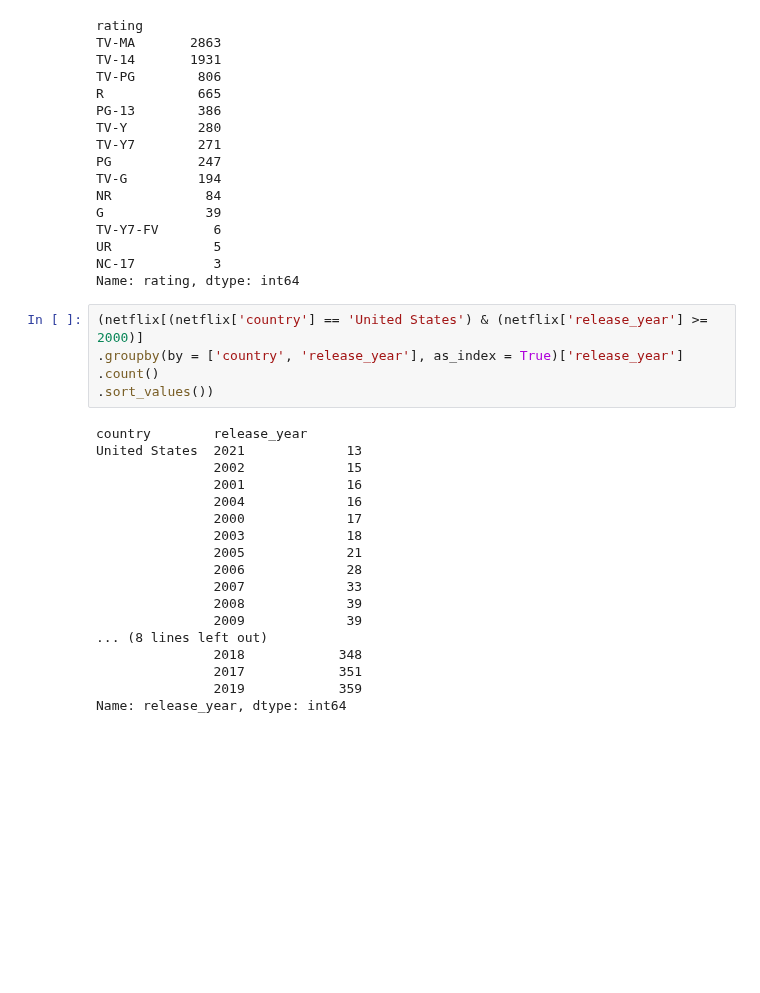
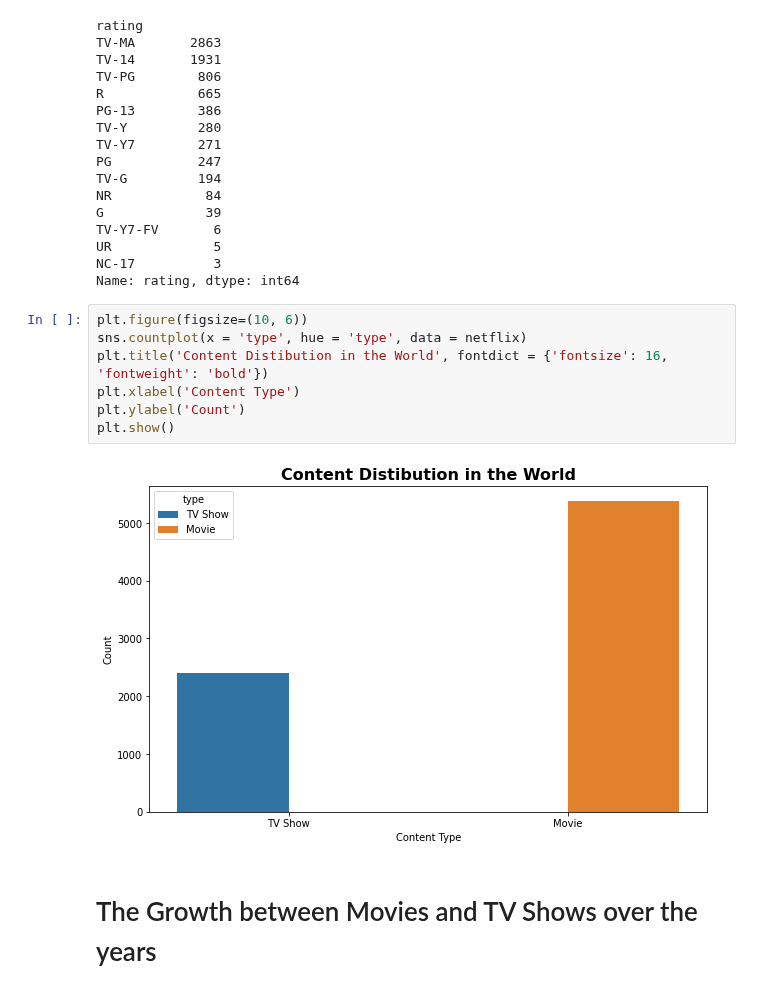
Before and after one commit to AlejandroDeLaCruz/Netflix-Analysis, a Jupyter notebook: Netflix.ipynb, the cells around one changed output. Cells and saved outputs as stored; diff of their text form; blank space fills up the shorter version.

```diff
--- a/Netflix.ipynb
+++ b/Netflix.ipynb
@@ -59,26 +48,14 @@ TV-Y7-FV       6
 UR             5
 NC-17          3
 Name: rating, dtype: int64
-# %%
-(netflix[(netflix['country'] == 'United States') & (netflix['release_year'] >= 2000)]
-.groupby(by = ['country', 'release_year'], as_index = True)['release_year']
-.count()
-.sort_values())
-# %% [output]
-country        release_year
-United States  2021             13
-               2002             15
-               2001             16
-               2004             16
-               2000             17
-               2003             18
-               2005             21
-               2006             28
-               2007             33
-               2008             39
-               2009             39
-... (8 lines left out)
-               2018            348
-               2017            351
-               2019            359
-Name: release_year, dtype: int64
+# %%
+plt.figure(figsize=(10, 6))
+sns.countplot(x = 'type', hue = 'type', data = netflix)
+plt.title('Content Distibution in the World', fontdict = {'fontsize': 16, 'fontweight': 'bold'})
+plt.xlabel('Content Type')
+plt.ylabel('Count')
+plt.show()
+# %% [output]
+[figure, added]
+# %% [markdown]
+# The Growth between Movies and TV Shows over the years
```
Also changed, not shown: parts of 17 cells of this notebook.
